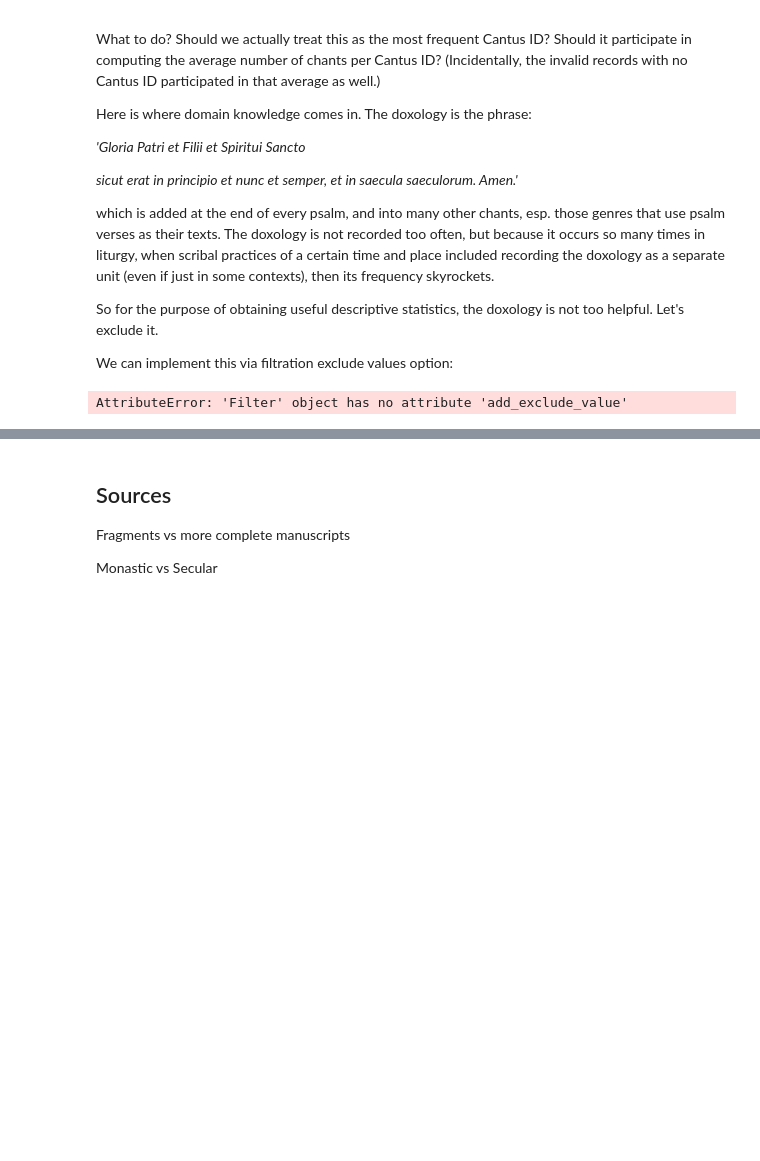
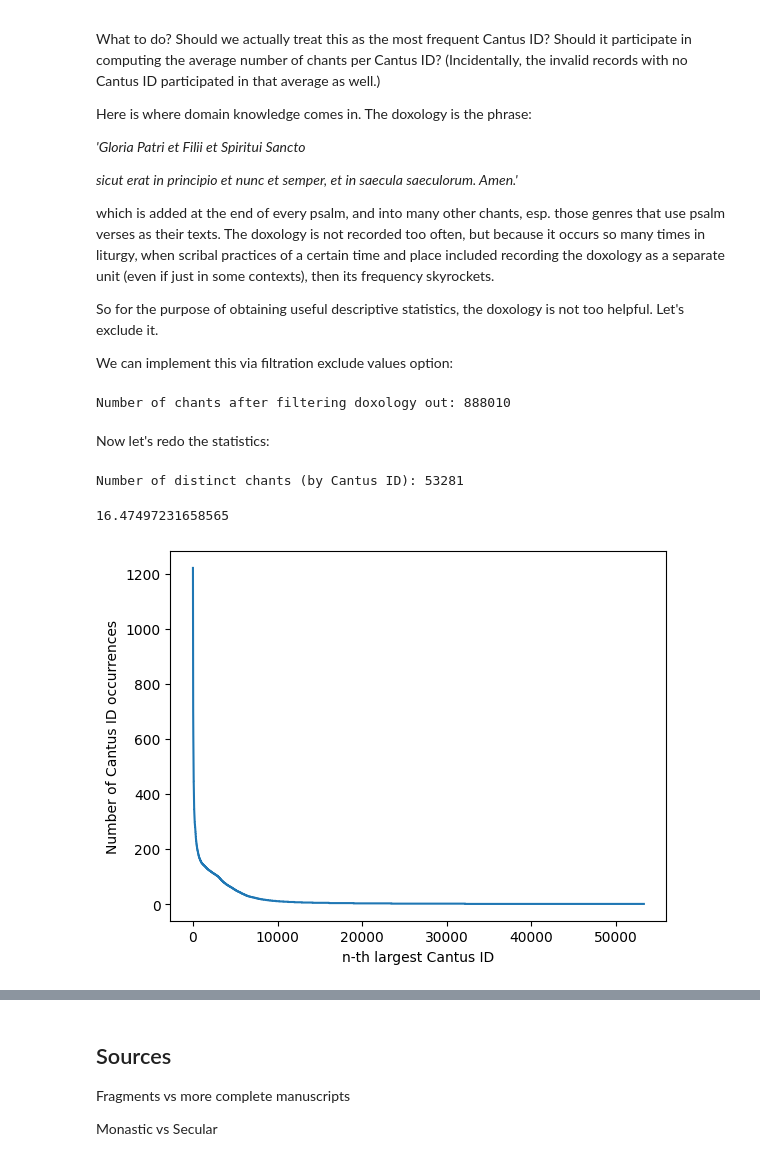
Before and after one commit to dact-chant/PyCantus, a Jupyter notebook: tutorials/02_intro_to_chant_data.ipynb, the cells around one changed output, grey strips where cells are left out. Cells and saved outputs as stored; diff of their text form; code cells hidden in the pictures; blank space fills up the shorter version.

```diff
--- a/tutorials/02_intro_to_chant_data.ipynb
+++ b/tutorials/02_intro_to_chant_data.ipynb
@@ -94,4 +94,16 @@ n_chants / len(all_cantus_ids)
 16.666228745167224
 # %% [markdown]
 But of course averages are not terribly informative. What we probably want to really know is the frequency profile of Cantus IDs: how many appear only once, how many appear twice, and how many are on the other hand of the spectrum, appearing tens or even hundreds of times.
+# %%
+def cantus_id_frequencies(corpus):
+    cid_frequencies = {}
+    for chant in corpus.chants:
+        cid = chant.cantus_id
+        # If this is the first time we see this cid, initialize its count to zero
+        if cid not in cid_frequencies:
+            cid_frequencies[cid] = 0
+        # '+=' means 'add and modify original'.
+        # It's shorthand for cid_frequencies[cid] = cid_frequencies[cid] + 1
+        cid_frequencies[cid] += 1
+    return cid_frequencies
 # %%
@@ -193,5 +198,31 @@ from pycantus.filtration import Filter
 # %%
 # Prepare a filter that excludes the doxology: Cantus ID 909000
 exclude_doxology_filter = Filter('exclude_doxology')
+exclude_doxology_filter.add_value_exclude('cantus_id', '909000')
+cantuscorpus_no_dox = copy.copy(cantuscorpus)  # Make a copy of the original corpus, to not modify it
+cantuscorpus_no_dox.apply_filter(exclude_doxology_filter)
+print(f'Number of chants after filtering doxology out: {len(cantuscorpus.chants)}')
 # %% [output]
-AttributeError: 'Filter' object has no attribute 'add_exclude_value'
+Number of chants after filtering doxology out: 888010
+# %% [markdown]
+Now let's redo the statistics:
+# %%
+all_cantus_ids_no_dox = set(chant.cantus_id for chant in cantuscorpus_no_dox.chants)
+print(f'Number of distinct chants (by Cantus ID): {len(all_cantus_ids_no_dox)}')
+# %% [output]
+Number of distinct chants (by Cantus ID): 53281
+# %%
+len(cantuscorpus_no_dox.chants) / len(all_cantus_ids_no_dox)
+# %% [output]
+16.47497231658565
+# %%
+cc_no_dox_frequencies = cantus_id_frequencies(cantuscorpus_no_dox)
+# %%
+cc_no_dox_frequencies_sorted = list(sorted(cc_no_dox_frequencies.values(), reverse=True))  # sorted() by default goes from lowest to highest
+
+plt.plot(cc_no_dox_frequencies_sorted)
+plt.xlabel('n-th largest Cantus ID')   # Best practice: always label both axes.
+plt.ylabel('Number of Cantus ID occurrences')
+plt.show()
+# %% [output]
+[figure, added]
```
Also changed, not shown: parts of 13 cells of this notebook.
